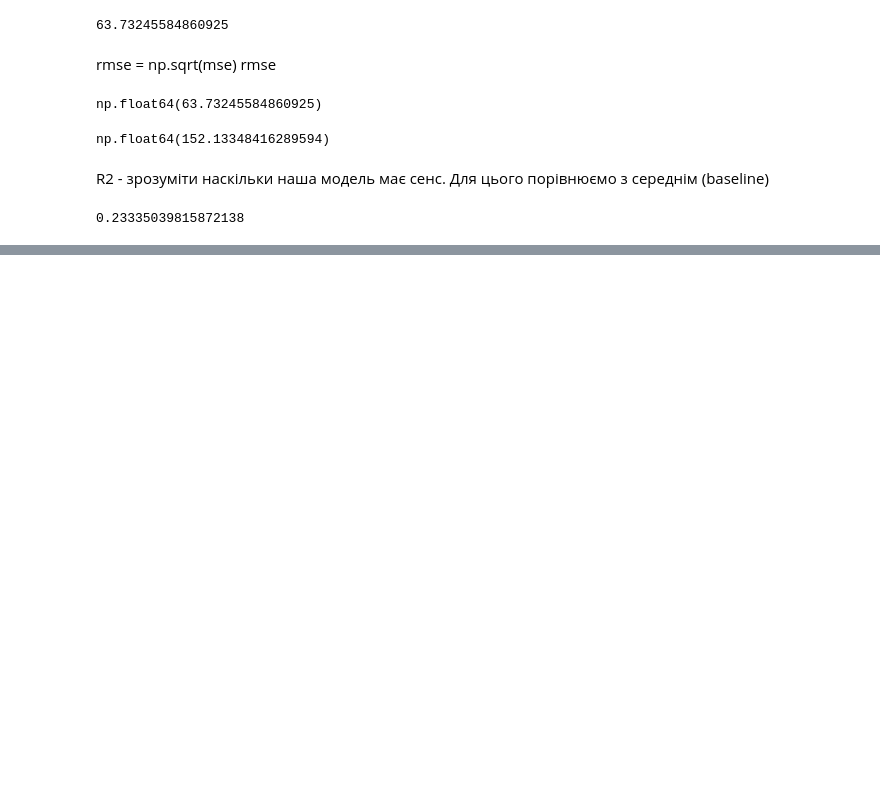
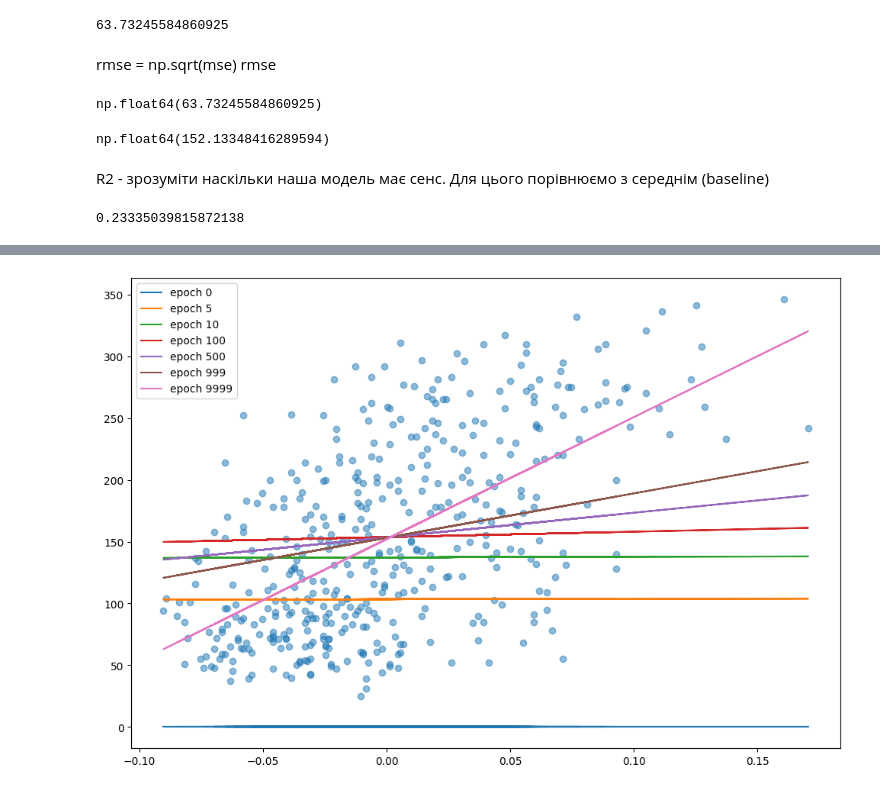
Before and after one commit to dmitriy-shtefan/python-ai, a Jupyter notebook: заняття_5/notebooks/diabetes.ipynb, the cells around one changed output, grey strips where cells are left out. Cells and saved outputs as stored; diff of their text form; code cells hidden in the pictures; blank space fills up the shorter version.

```diff
--- a/заняття_5/notebooks/diabetes.ipynb
+++ b/заняття_5/notebooks/diabetes.ipynb
@@ -280,10 +284,12 @@ plt.show()
 # %%
 plt.figure(figsize=(12, 8))
-plt.scatter(x, y, alpha=0.5)
+plt.scatter(X['bmi'], y, alpha=0.5)
 
 for i in [0, 5, 10, 100, 500, 999, 9999]:
     y_line = w_history[i] * X_test['bmi'] + b_history[i]
     plt.plot(X_test['bmi'], y_line, label=f"epoch {i}")
 
 plt.legend()
 plt.show()
+# %% [output]
+[figure, added]
```
Also changed, not shown: parts of 2 cells of this notebook.
